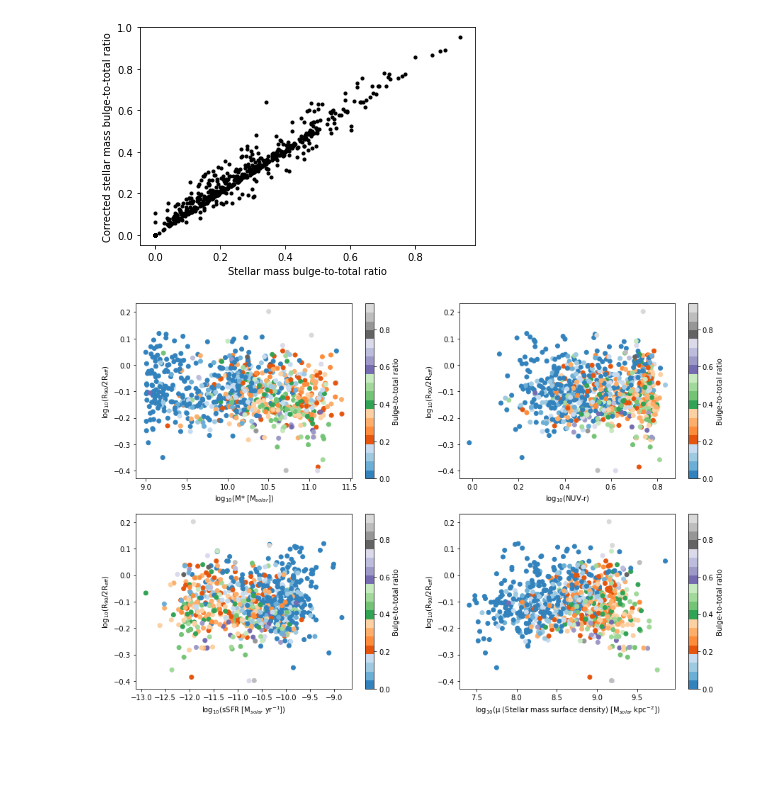
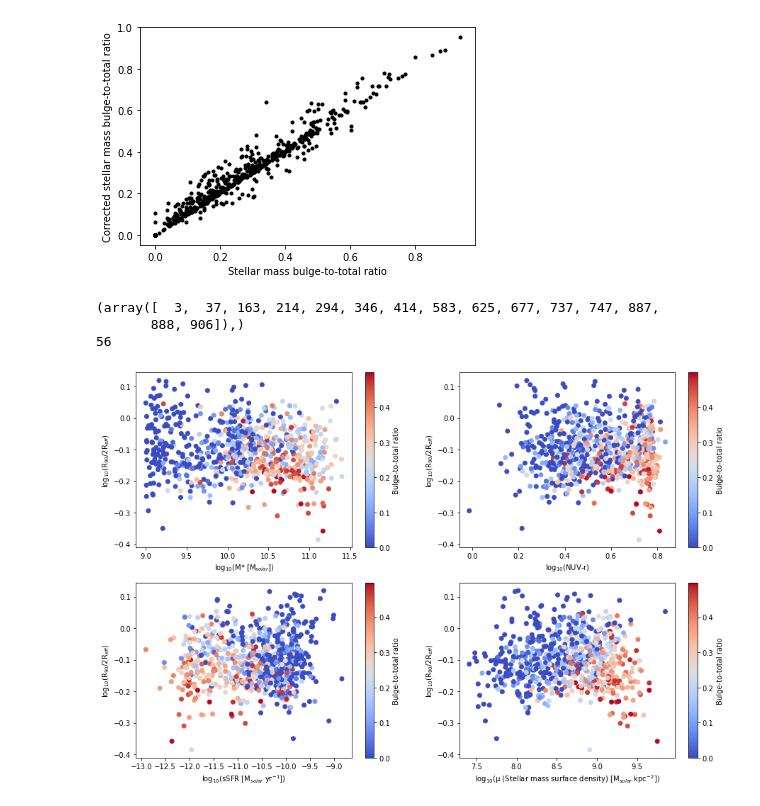
Before and after one commit to Luke-Williams-01/Luke-Williams-01, a Jupyter notebook: ICRARproject.ipynb, the cells around one changed output. Cells and saved outputs as stored; diff of their text form; code cells hidden in the pictures; blank space fills up the shorter version.

```diff
--- a/ICRARproject.ipynb
+++ b/ICRARproject.ipynb
@@ -1207,38 +1201,63 @@ lgMstar_cut = np.delete(lgMstar, (np.where(MFlag > 2)))
 NUVr_cut = np.delete(NUVr, (np.where(MFlag > 2)))
 SFR_best_cut = np.delete(SFR_best, (np.where(MFlag > 2)))
 lgmust_cut = np.delete(lgmust, (np.where(MFlag > 2)))
+# sSFR is calculated as the star formation rate / Mstar
+sSFR = SFR_best_cut / (10**lgMstar_cut)
+lgsSFR = np.log10(sSFR)
+
+BtoMCorrd_cut1 = np.delete(BtoMCorrd, (np.where(BtoMCorrd > 0.5)))
+lgMstar_cut1 = np.delete(lgMstar_cut, (np.where(BtoMCorrd > 0.5)))
+NUVr_cut1 = np.delete(NUVr_cut, (np.where(BtoMCorrd > 0.5)))
+lgmust_cut1 = np.delete(lgmust_cut, (np.where(BtoMCorrd > 0.5)))
+lgRratio_cut1 = np.delete(lgRratio, (np.where(BtoMCorrd > 0.5)))
+lgsSFR_cut1 = np.delete(lgsSFR, (np.where(BtoMCorrd > 0.5)))
+
+print(np.where(NUVr < 1))
+print(len(np.where(BtoMCorrd > 0.5)[0]))
+# %% [output]
+(array([  3,  37, 163, 214, 294, 346, 414, 583, 625, 677, 737, 747, 887,
+       888, 906]),)
+56
 # %%
 # We can make a few plots that look at how well the radii ration corresponds to various galactic features from the sample
 plt.figure(figsize = (15,10))
+
 # Plotting R90/2Reff against Stellar Mass
 plt.subplot(221)
-plt.scatter(lgMstar_cut, lgRratio, c = BtoMCorrd, cmap ='tab20c')
+plt.scatter(lgMstar_cut1, lgRratio_cut1, c = BtoMCorrd_cut1, cmap ='coolwarm')
 plt.colorbar(label='Bulge-to-total ratio', orientation='vertical')
 plt.ylabel('log$_{10}$(R$_{90}$/2R$_{eff}$)')
 plt.xlabel('log$_{10}$(M* [M$_{solar}$])')
-
+'''
+x = lgMstar_cut
+p = np.linspace(min(x), max(x), 100)
+y = lgRratio
+def linfun(x, m, c):
+    return m*x + c
+p0 = np.array([])
+popt, pcov = curve_fit(linfun, x, y)
+plt.plot(p, linfun(p, *popt), 'k-')
+print('Gradient for M*:', popt[0], '+/-', np.sqrt(pcov.diagonal()[0]));
+'''
 # Plotting R90/2Reff against NUV-r colour index
 plt.subplot(222)
-plt.scatter(np.log10(NUVr_cut), lgRratio, c = BtoMCorrd, cmap='tab20c')
+plt.scatter(np.log10(NUVr_cut1), lgRratio_cut1, c = BtoMCorrd_cut1, cmap='coolwarm')
 plt.colorbar(label='Bulge-to-total ratio', orientation='vertical')
 plt.ylabel('log$_{10}$(R$_{90}$/2R$_{eff}$)')
 plt.xlabel('log$_{10}$(NUV-r)')
 
 # Plotting R90/2Reff against sSFR, specific Star Formation Rate
-# sSFR is calculated as the star formation rate / Mstar
-sSFR = SFR_best_cut / (10**lgMstar_cut)
-lgsSFR = np.log10(sSFR)
 plt.subplot(223)
-plt.scatter(lgsSFR, lgRratio, c = BtoMCorrd, cmap='tab20c')
+plt.scatter(lgsSFR_cut1, lgRratio_cut1, c = BtoMCorrd_cut1, cmap='coolwarm')
 plt.colorbar(label='Bulge-to-total ratio', orientation='vertical')
 plt.ylabel('log$_{10}$(R$_{90}$/2R$_{eff}$)')
 plt.xlabel('log$_{10}$(sSFR [M$_{solar}$ yr$^{-1}$])')
 
 # Plotting R90/2Reff against stellar mass surface density
 plt.subplot(224)
-plt.scatter(lgmust_cut, lgRratio, c = BtoMCorrd, cmap='tab20c')
+plt.scatter(lgmust_cut1, lgRratio_cut1, c = BtoMCorrd_cut1, cmap='coolwarm')
 plt.colorbar(label='Bulge-to-total ratio', orientation='vertical')
 plt.ylabel('log$_{10}$(R$_{90}$/2R$_{eff}$)')
 plt.xlabel('log$_{10}$(μ (Stellar mass surface density) [M$_{solar}$ kpc$^{-2}$])');
 # %% [output]
-[figure, old version]
+[figure, new version]
```
Also changed, not shown: parts of 2 cells of this notebook.
